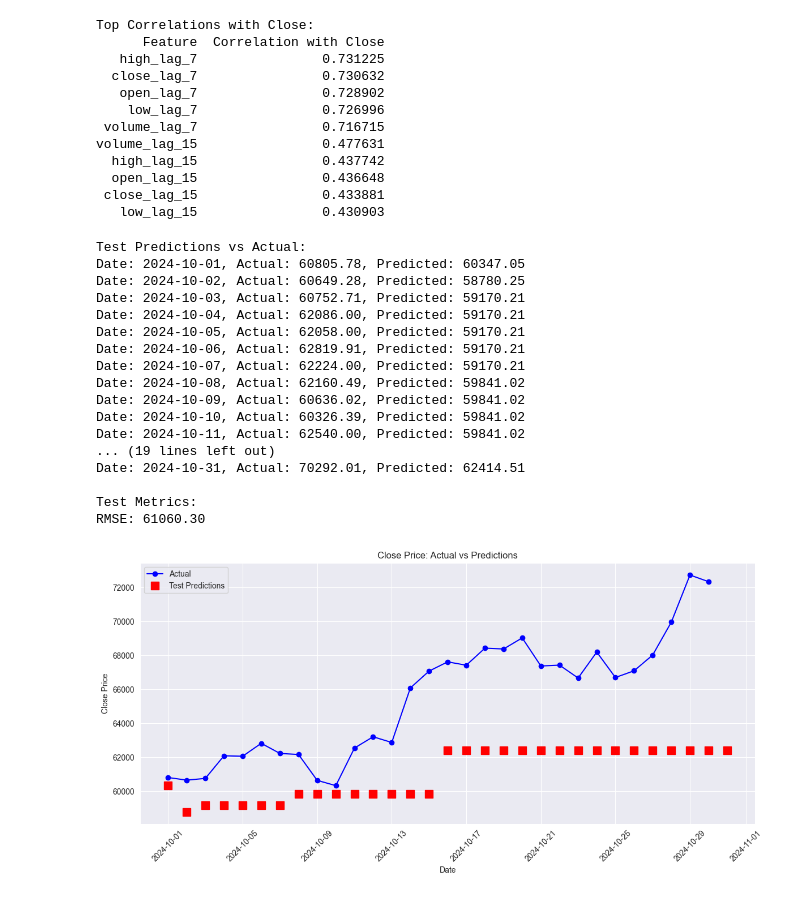
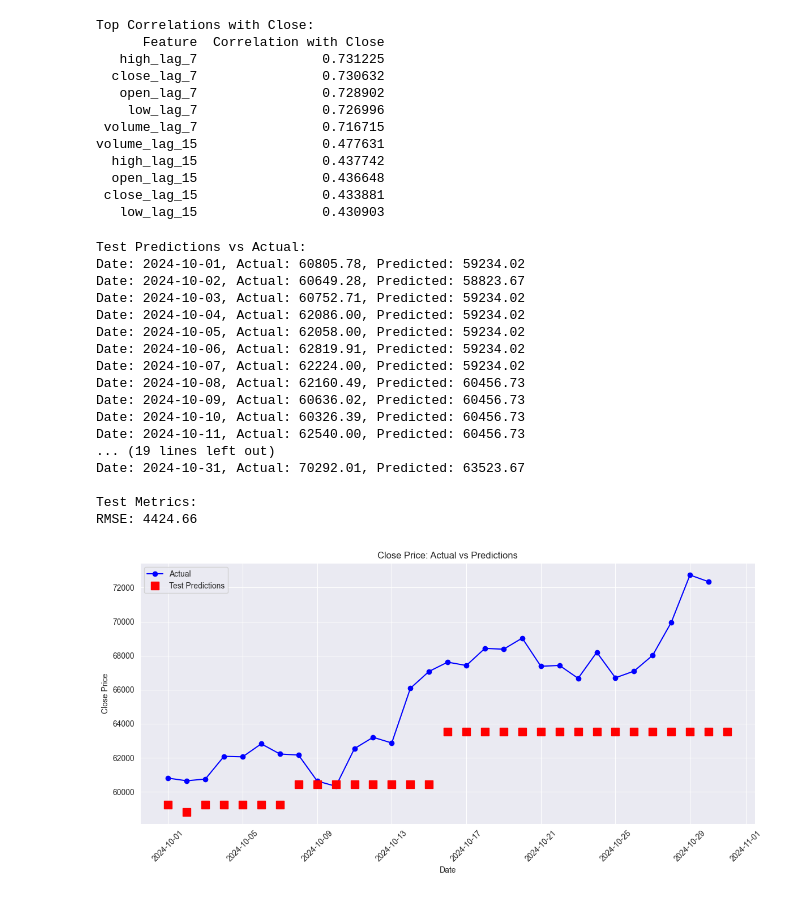
Before and after one commit to OnkarSama/diag, a Jupyter notebook: DiasFinal.ipynb, the cells around one changed output. Cells and saved outputs as stored; diff of their text form; code cells hidden in the pictures.

```diff
--- a/DiasFinal.ipynb
+++ b/DiasFinal.ipynb
@@ -328,7 +328,7 @@ y_test = daily_train_df['close'].iloc[-31:]
 model = xgb.XGBRegressor(
     objective='reg:squarederror',
     n_estimators=10000,
-    learning_rate=0.1,
+    learning_rate=1,
     max_depth=1000,
     random_state=42
 )
@@ -351,46 +351,46 @@ plt.plot(daily_test_df['open_time'].iloc[:-1],
 # Plot test predictions
 plt.plot(daily_train_df['open_time'].iloc[30:],
          test_predictions,
          'r.', label='Test Predictions', marker='s', markersize=10)
 
 plt.title('Close Price: Actual vs Predictions')
 plt.xlabel('Date')
 plt.ylabel('Close Price')
 plt.legend()
 plt.grid(True)
 plt.xticks(rotation=45)
 plt.tight_layout()
 
 # Print metrics
 print("Test Predictions vs Actual:")
 for date, actual, pred in zip(daily_test_df['open_time'], daily_test_df['close'], test_predictions):
     print(f"Date: {date}, Actual: {actual:.2f}, Predicted: {pred:.2f}")
 
 # Calculate test metrics
-test_rmse = np.sqrt(mean_squared_error(y_test, test_predictions))
-test_r2 = r2_score(y_test, test_predictions)
+test_rmse = np.sqrt(mean_squared_error(daily_test_df['close'], test_predictions))
+test_r2 = r2_score(daily_test_df['close'], test_predictions)
 
 print(f"\nTest Metrics:")
 print(f"RMSE: {test_rmse:.2f}")
 #print(f"R2 Score: {test_r2:.4f}")
 
 plt.show()
 # %% [output]
 Test Predictions vs Actual:
-Date: 2024-10-01, Actual: 60805.78, Predicted: 60347.05
-Date: 2024-10-02, Actual: 60649.28, Predicted: 58780.25
-Date: 2024-10-03, Actual: 60752.71, Predicted: 59170.21
-Date: 2024-10-04, Actual: 62086.00, Predicted: 59170.21
-Date: 2024-10-05, Actual: 62058.00, Predicted: 59170.21
-Date: 2024-10-06, Actual: 62819.91, Predicted: 59170.21
-Date: 2024-10-07, Actual: 62224.00, Predicted: 59170.21
-Date: 2024-10-08, Actual: 62160.49, Predicted: 59841.02
-Date: 2024-10-09, Actual: 60636.02, Predicted: 59841.02
-Date: 2024-10-10, Actual: 60326.39, Predicted: 59841.02
-Date: 2024-10-11, Actual: 62540.00, Predicted: 59841.02
+Date: 2024-10-01, Actual: 60805.78, Predicted: 59234.02
+Date: 2024-10-02, Actual: 60649.28, Predicted: 58823.67
+Date: 2024-10-03, Actual: 60752.71, Predicted: 59234.02
+Date: 2024-10-04, Actual: 62086.00, Predicted: 59234.02
+Date: 2024-10-05, Actual: 62058.00, Predicted: 59234.02
+Date: 2024-10-06, Actual: 62819.91, Predicted: 59234.02
+Date: 2024-10-07, Actual: 62224.00, Predicted: 59234.02
+Date: 2024-10-08, Actual: 62160.49, Predicted: 60456.73
+Date: 2024-10-09, Actual: 60636.02, Predicted: 60456.73
+Date: 2024-10-10, Actual: 60326.39, Predicted: 60456.73
+Date: 2024-10-11, Actual: 62540.00, Predicted: 60456.73
 ... (19 lines left out)
-Date: 2024-10-31, Actual: 70292.01, Predicted: 62414.51
+Date: 2024-10-31, Actual: 70292.01, Predicted: 63523.67
 
 Test Metrics:
-RMSE: 61060.30
+RMSE: 4424.66
-[figure, old version]
+[figure, new version]
```
Also changed, not shown: parts of 5 cells of this notebook, 13 other files.
